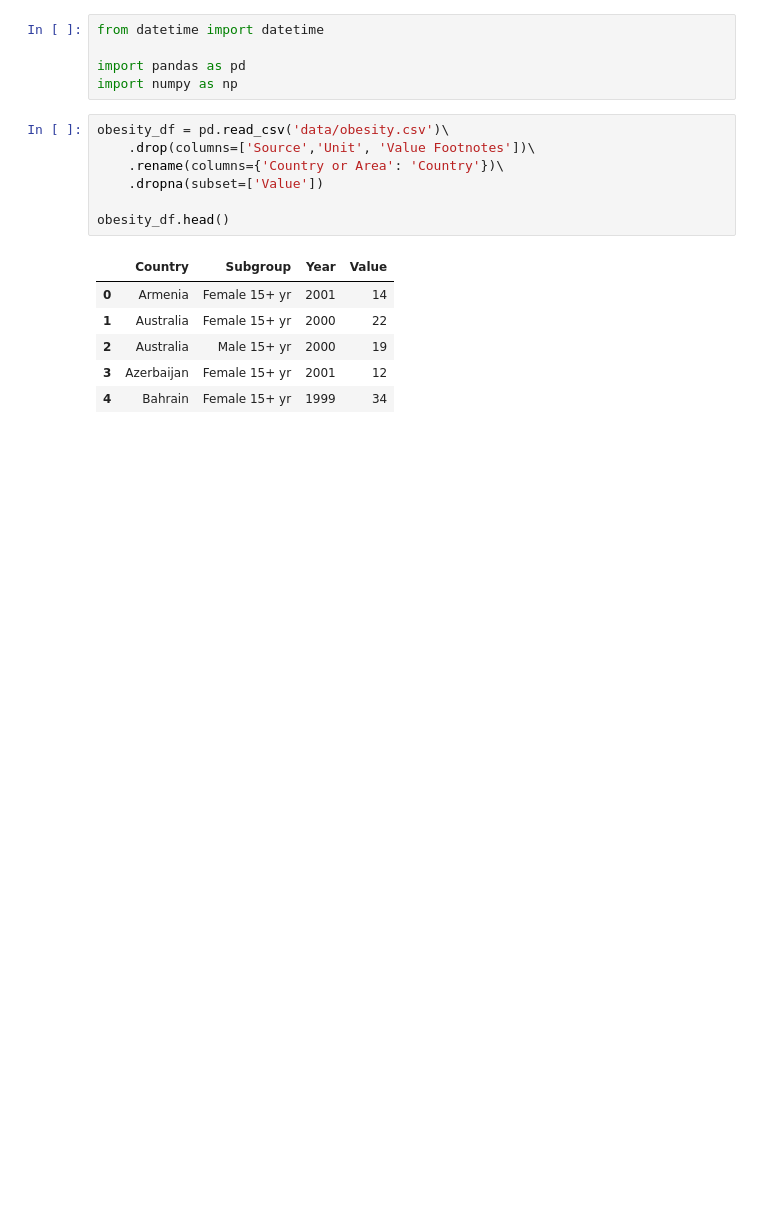
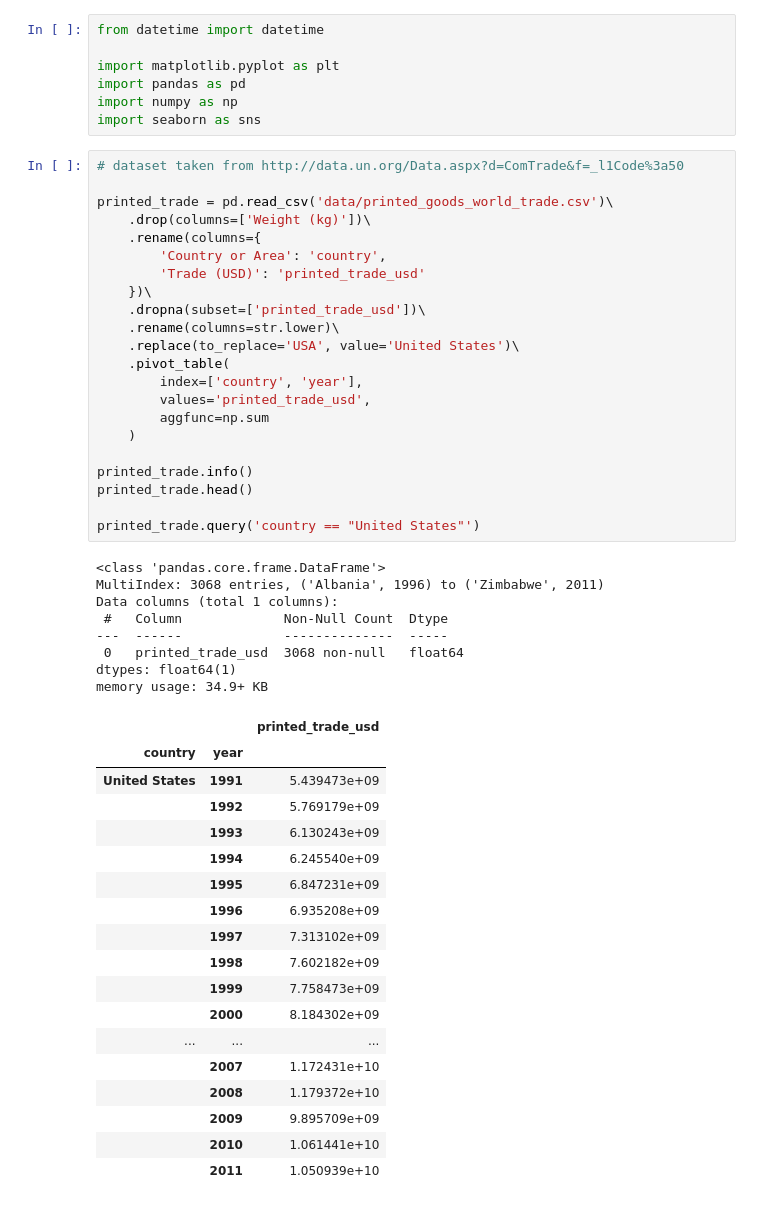
Before and after one commit to nss-data-science-cohort-5/un_exploration-bdfinlayson, a Jupyter notebook: slides.ipynb, the cells around one changed output. Saved outputs shown, nothing was run; the diff lists cells and outputs as text; blank space fills up the shorter version.

Commit message:
use printed trade dataset

```diff
--- a/slides.ipynb
+++ b/slides.ipynb
@@ -1,22 +1,59 @@
 # %%
 from datetime import datetime
 
+import matplotlib.pyplot as plt
 import pandas as pd
 import numpy as np
+import seaborn as sns
-# %%
-obesity_df = pd.read_csv('data/obesity.csv')\
-	.drop(columns=['Source','Unit', 'Value Footnotes'])\
-	.rename(columns={'Country or Area': 'Country'})\
-	.dropna(subset=['Value'])
-
-obesity_df.head()
-# %% [output]
-|  | Country | Subgroup | Year | Value |
-| 0 | Armenia | Female 15+ yr | 2001 | 14 |
-| 1 | Australia | Female 15+ yr | 2000 | 22 |
-| 2 | Australia | Male 15+ yr | 2000 | 19 |
-| 3 | Azerbaijan | Female 15+ yr | 2001 | 12 |
-| 4 | Bahrain | Female 15+ yr | 1999 | 34 |
+# %%
+# dataset taken from http://data.un.org/Data.aspx?d=ComTrade&f=_l1Code%3a50
+
+printed_trade = pd.read_csv('data/printed_goods_world_trade.csv')\
+	.drop(columns=['Weight (kg)'])\
+	.rename(columns={
+		'Country or Area': 'country',
+		'Trade (USD)': 'printed_trade_usd'
+	})\
+	.dropna(subset=['printed_trade_usd'])\
+	.rename(columns=str.lower)\
+	.replace(to_replace='USA', value='United States')\
+	.pivot_table(
+		index=['country', 'year'],
+		values='printed_trade_usd',
+		aggfunc=np.sum
+	)
+
+printed_trade.info()
+printed_trade.head()
+
+printed_trade.query('country == "United States"')
+# %% [output]
+<class 'pandas.core.frame.DataFrame'>
+MultiIndex: 3068 entries, ('Albania', 1996) to ('Zimbabwe', 2011)
+Data columns (total 1 columns):
+ #   Column             Non-Null Count  Dtype
+---  ------             --------------  -----
+ 0   printed_trade_usd  3068 non-null   float64
+dtypes: float64(1)
+memory usage: 34.9+ KB
+|  |  | printed_trade_usd |
+| country | year |  |
+| United States | 1991 | 5.439473e+09 |
+|  | 1992 | 5.769179e+09 |
+|  | 1993 | 6.130243e+09 |
+|  | 1994 | 6.245540e+09 |
+|  | 1995 | 6.847231e+09 |
+|  | 1996 | 6.935208e+09 |
+|  | 1997 | 7.313102e+09 |
+|  | 1998 | 7.602182e+09 |
+|  | 1999 | 7.758473e+09 |
+|  | 2000 | 8.184302e+09 |
+| ... | ... | ... |
+|  | 2007 | 1.172431e+10 |
+|  | 2008 | 1.179372e+10 |
+|  | 2009 | 9.895709e+09 |
+|  | 2010 | 1.061441e+10 |
+|  | 2011 | 1.050939e+10 |
 # %%
 def round_2(n: float):
 	if n == '':
```
Also changed, not shown: parts of 5 cells of this notebook, 3 other files.
